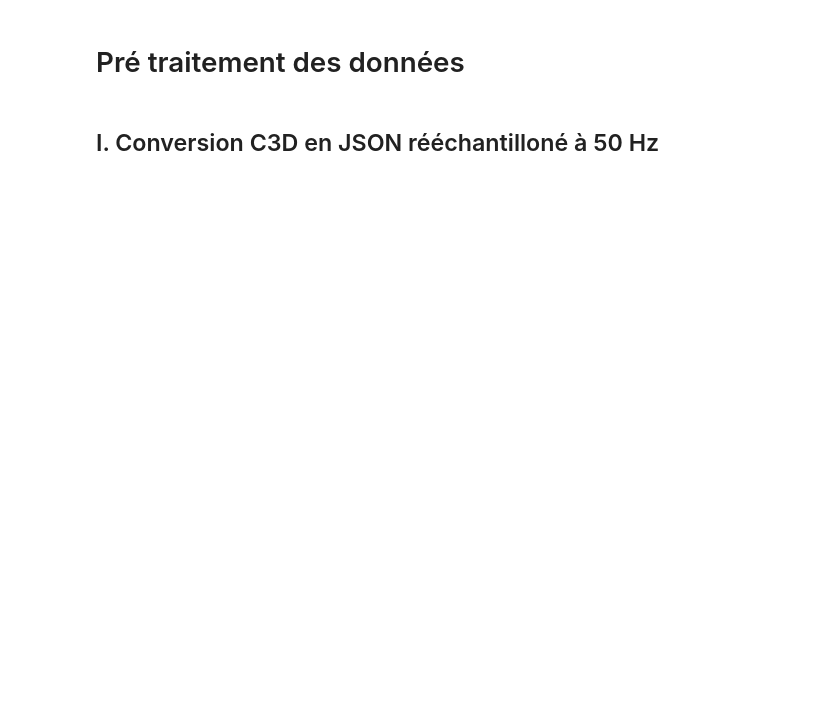
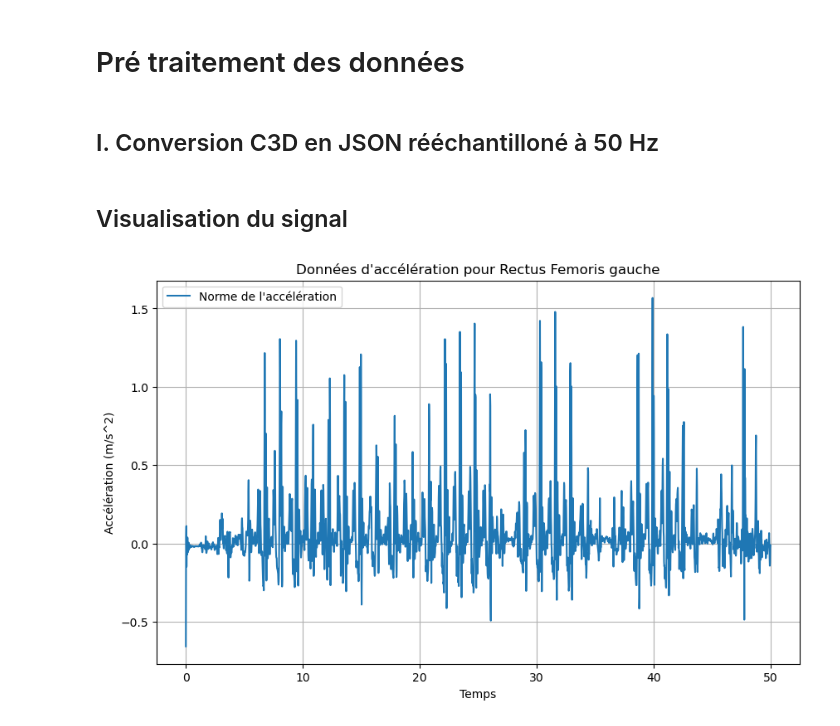
Before and after one commit to Anthoplc/Detect-FOG, a Jupyter notebook: code/Preprocessing.ipynb, the cells around one changed output. Saved outputs shown, nothing was run; the diff lists cells and outputs as text; code cells hidden in the pictures; blank space fills up the shorter version.

Commit message:
Ajout de tous les events C3D + début visualisation

```diff
--- a/code/Preprocessing.ipynb
+++ b/code/Preprocessing.ipynb
@@ -267,10 +277,34 @@ creation_json_grace_c3d(fichier_brut, patient_id, date_de_naissance, medicaments
 # %%
 # Charger le fichier JSON
-chemin_fichier_json = "C:/Users/antho/Documents/MEMOIRE_M2/CODE_STAGE_M2/DATABASE/video_overlay_3.json"
 with open(chemin_fichier_json, "r") as fichier_json:
     donnees_patient = json.load(fichier_json)
 
 # Accéder aux données spécifiques
 #temps = donnees_patient["Rectus Femoris"]["Left"]["ACC"]["norme"]
 temps = donnees_patient["metadata"]["Temps"]
-gyro_x= donnees_patient["Rectus Femoris"]["Left"]["GYRO"]["X"]
+Rectus_Femoris_gyro_x= donnees_patient["Tibialis Anterior"]["Left"]["GYRO"]["X"]
+Rectus_Femoris_gyro_y= donnees_patient["Tibialis Anterior"]["Left"]["GYRO"]["Y"]
+Rectus_Femoris_gyro_z= donnees_patient["Tibialis Anterior"]["Left"]["GYRO"]["Z"]
+Rectus_Femoris_acc_x= donnees_patient["Tibialis Anterior"]["Left"]["ACC"]["X"]
+Rectus_Femoris_acc_y= donnees_patient["Tibialis Anterior"]["Left"]["ACC"]["Y"]
+Rectus_Femoris_acc_z= donnees_patient["Tibialis Anterior"]["Left"]["ACC"]["Z"]
+Norme_ACC = donnees_patient["Tibialis Anterior"]["Left"]["ACC"]["norme"]
+Norme_GYRO = donnees_patient["Tibialis Anterior"]["Left"]["GYRO"]["norme"]
+# %% [markdown]
+## Visualisation du signal
+# %%
+# Création du graphique pour les données d'accélération
+plt.figure(figsize=(10, 6))
+#plt.plot(temps, Rectus_Femoris_acc_x, label='Accélération X')
+#plt.plot(temps, Rectus_Femoris_acc_y, label='Accélération Y')
+#plt.plot(temps, Rectus_Femoris_acc_z, label='Accélération Z')
+plt.plot(temps, Norme_ACC, label='Norme de l\'accélération')
+#plt.plot(temps, Norme_GYRO, label='Norme du gyroscope')
+plt.xlabel('Temps')
+plt.ylabel('Accélération (m/s^2)')
+plt.title('Données d\'accélération pour Rectus Femoris gauche')
+plt.legend()
+plt.grid(True)
+plt.show()
+# %% [output]
+[figure, added]
```
Also changed, not shown: parts of 7 cells of this notebook.
